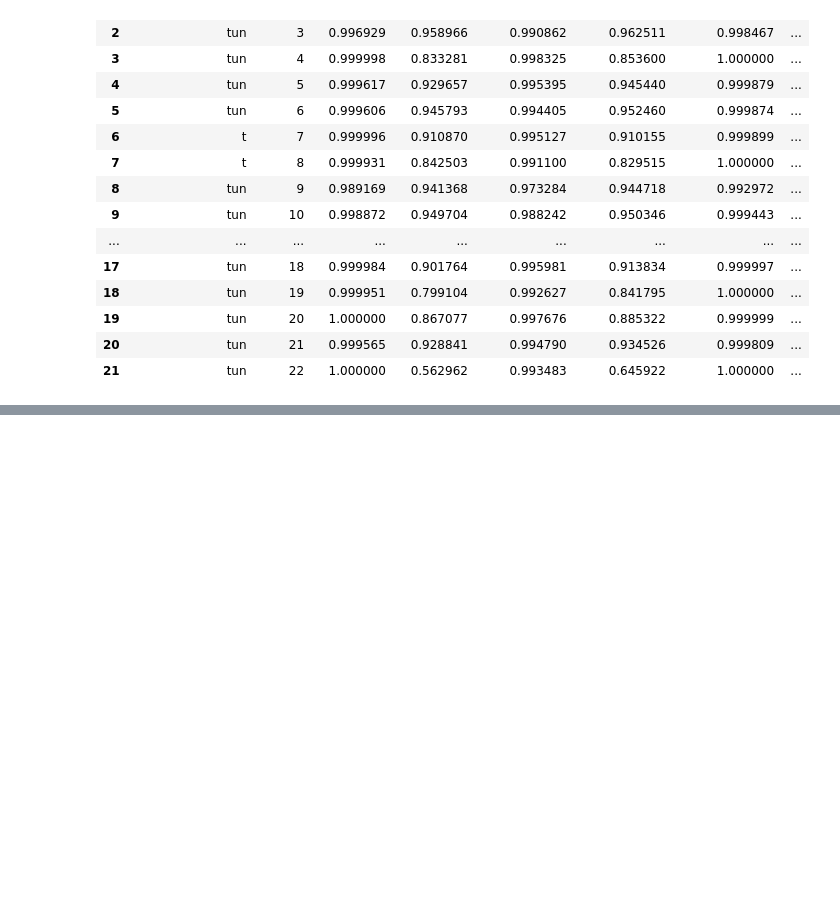
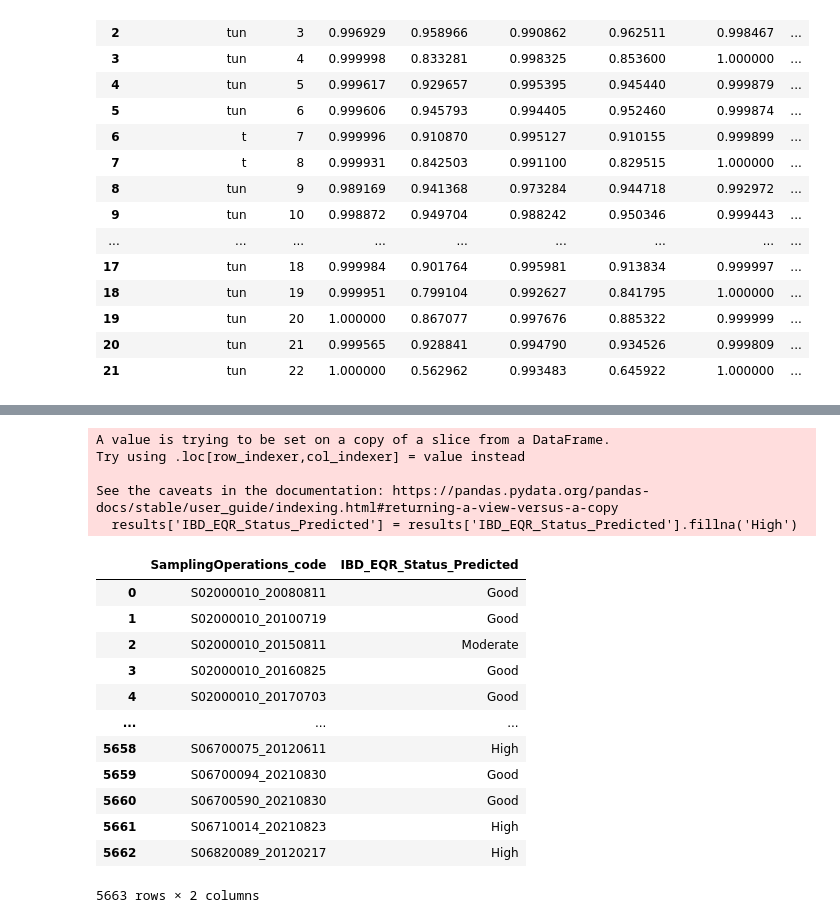
Before and after one commit to heritaco/Empilement-Tobit-CatBoost-et-interpolation-laplacienne-spatio-temporelle-pour-l-IBD-EQR, a Jupyter notebook: notebooks/06_cb_regression/elegir_datos.ipynb, the cells around one changed output, grey strips where cells are left out. Drawn from its saved outputs; the diff is of its cells as text; code cells hidden in the pictures; blank space fills up the shorter version.

```diff
--- a/notebooks/06_cb_regression/elegir_datos.ipynb
+++ b/notebooks/06_cb_regression/elegir_datos.ipynb
@@ -359 +375,25 @@ results
 5663 rows × 2 columns
+# %%
+results['IBD_EQR_Status_Predicted'] = results['IBD_EQR_Status_Predicted'].fillna('High')
+# %% [output]
+A value is trying to be set on a copy of a slice from a DataFrame.
+Try using .loc[row_indexer,col_indexer] = value instead
+
+See the caveats in the documentation: https://pandas.pydata.org/pandas-docs/stable/user_guide/indexing.html#returning-a-view-versus-a-copy
+  results['IBD_EQR_Status_Predicted'] = results['IBD_EQR_Status_Predicted'].fillna('High')
+# %%
+results
+# %% [output]
+|  | SamplingOperations_code | IBD_EQR_Status_Predicted |
+| 0 | S02000010_20080811 | Good |
+| 1 | S02000010_20100719 | Good |
+| 2 | S02000010_20150811 | Moderate |
+| 3 | S02000010_20160825 | Good |
+| 4 | S02000010_20170703 | Good |
+| ... | ... | ... |
+| 5658 | S06700075_20120611 | High |
+| 5659 | S06700094_20210830 | Good |
+| 5660 | S06700590_20210830 | Good |
+| 5661 | S06710014_20210823 | High |
+| 5662 | S06820089_20120217 | High |
+5663 rows × 2 columns
```
Also changed, not shown: parts of 6 cells of this notebook, 11 other files.
